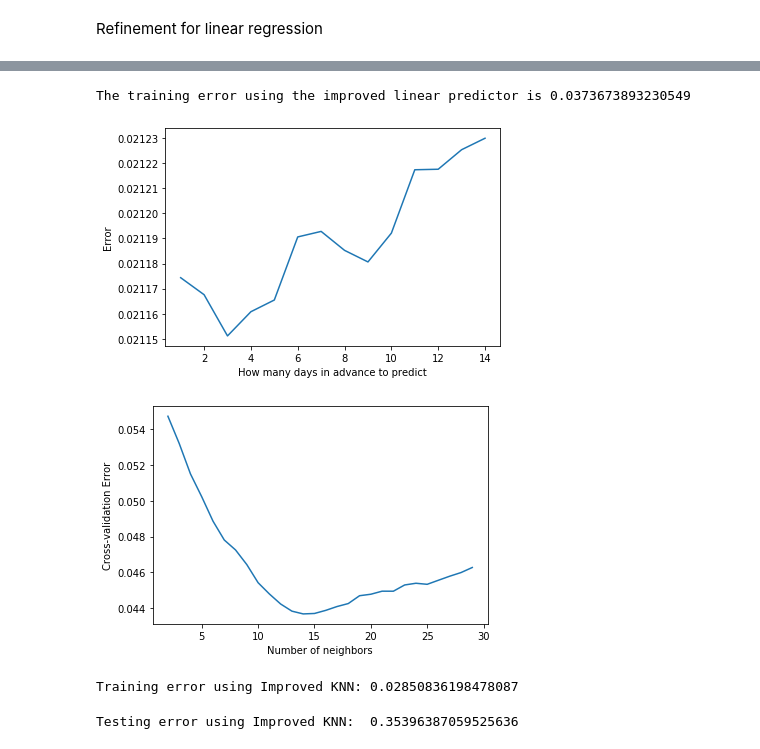
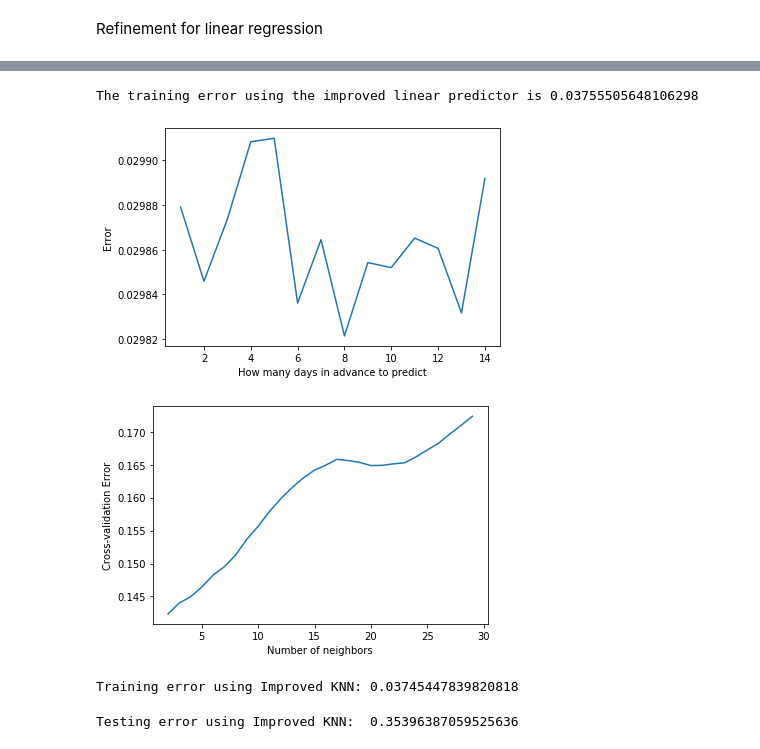
Before and after one commit to chaitanyakasaraneni/InvestAndTrade_MLND, a Jupyter notebook: stockAnalysis_and_Predictions.ipynb, the cells around one changed output, grey strips where cells are left out. Cells and saved outputs as stored; diff of their text form; code cells hidden in the pictures.

```diff
--- a/stockAnalysis_and_Predictions.ipynb
+++ b/stockAnalysis_and_Predictions.ipynb
@@ -414,7 +414,7 @@ def compile_data_Nday(sticker,dates,N):
 # %%
 ErrorDay=[]
 train_days=list(range(1,30))
-dates=pd.date_range('2006-10-31','2014-10-31')
+dates=pd.date_range('2004-01-01','2020-03-31')
 for N in train_days:
     X_tr, X_cross, y_tr, y_cross= compile_data_Nday('AAPL',dates,N)
     # split training data into train and cross_validation data:
@@ -432,5 +432,5 @@ plt.show()
 # %%
-dates=pd.date_range('2006-10-31','2017-10-31')
+dates=pd.date_range('2004-01-01','2020-03-31')
 X_train, X_test, y_train, y_test= compile_data_Nday('AAPL',dates,14)
 y_pre3=pred_Linear(X_train, y_train, X_test)
 print('The testing error using the improved linear predictor is {}'.format(ERMS_cal(y_pre3,y_test)))
@@ -441,7 +441,7 @@ The testing error using the improved linear predictor is 0.02485672724214382
 y_pre_train3=pred_Linear(X_train, y_train, X_train)
 print('The training error using the improved linear predictor is {}'.format(ERMS_cal(y_pre_train3,y_train)))
 # %% [output]
-The training error using the improved linear predictor is 0.0373673893230549
+The training error using the improved linear predictor is 0.03755505648106298
 # %%
 # How many days the predicted day is away from the training date can also be important:
 def compile_data_nday(sticker,dates,n):
@@ -466,21 +466,21 @@ def compile_data_nday(sticker,dates,n):
 # %%
 ErrorDay=[]
 train_days=list(range(1,15))
-dates=pd.date_range('2010-10-31','2017-10-31')
+dates=pd.date_range('2004-01-01','2020-03-31')
 for N in train_days:
     X_train, X_test, y_train, y_test= compile_data_Nday('AAPL',dates,N)
     # split training data into train and cross_validation data:
     #X_tr, X_cross, y_tr, y_cross=split_data(X_train,y_train)
     y_pre=pred_Linear(X_train, y_train, X_test)
     ErrorDay.append(ERMS_cal(y_pre,y_test))
 
 Error=pd.Series(data=ErrorDay, index=train_days)
 ax=Error.plot()
 ax.set_ylabel('Error')
 ax.set_xlabel('How many days in advance to predict')
 plt.show()
 # %% [output]
-[figure, old version]
+[figure, new version]
 # %%
 ## refinement of KNN: changing n_neighbors
 X_tr, X_cross, y_tr, y_cross=split_data(X_train,y_train)
@@ -497,12 +497,12 @@ ax.set_xlabel('Number of neighbors')
 ax.set_ylabel('Cross-validation Error')
 plt.show()
 # %% [output]
-[figure, old version]
+[figure, new version]
 # %%
 y_pred4_train=pred_KNN(X_train, y_train, X_train, 14)
 print('Training error using Improved KNN: {}'.format(ERMS_cal(y_pred4_train,y_train)))
 # %% [output]
-Training error using Improved KNN: 0.02850836198478087
+Training error using Improved KNN: 0.03745447839820818
 # %%
 X_train, X_test, y_train, y_test= compile_data('AAPL')
 y_pred4=pred_KNN(X_train, y_train, X_test, 14)
```
Also changed, not shown: parts of 2 cells of this notebook.
